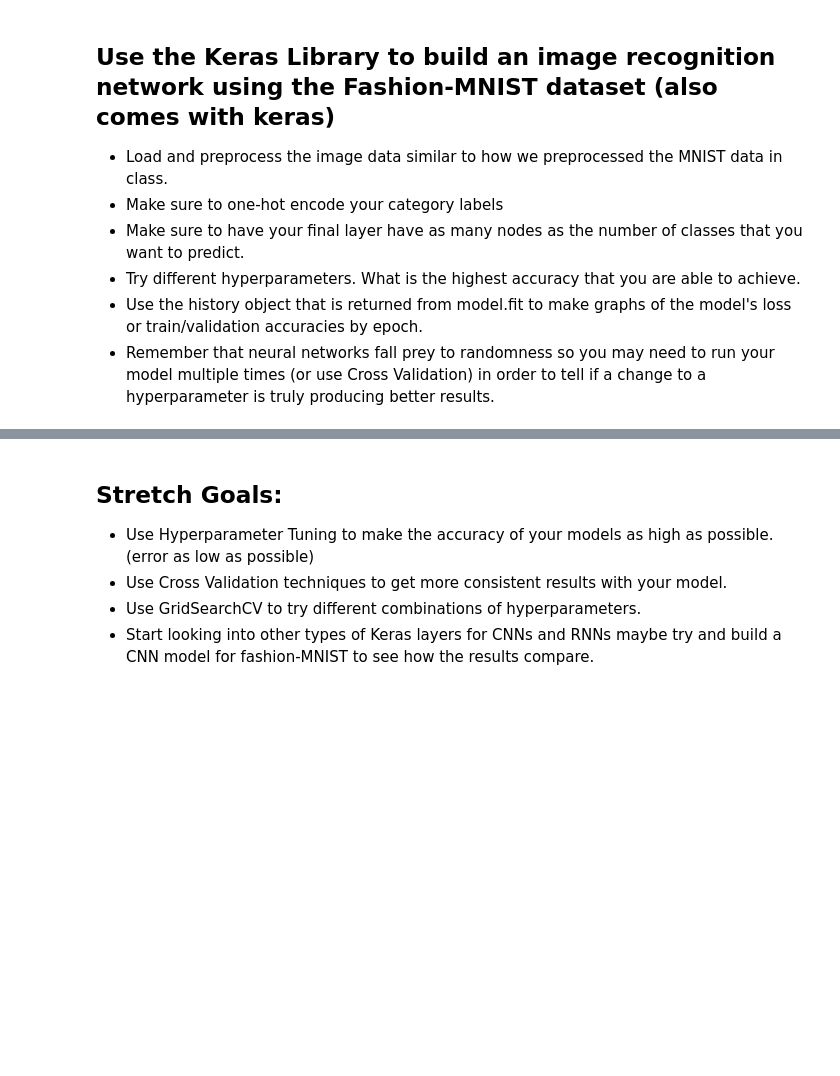
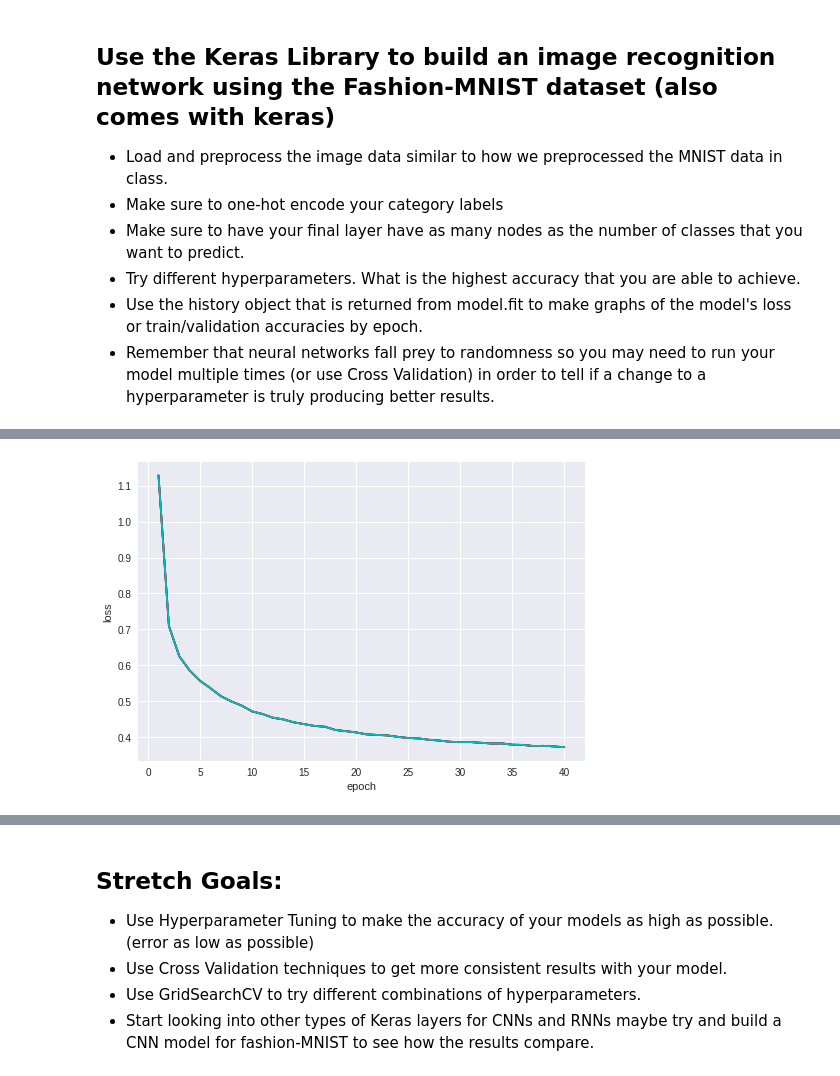
Before and after one commit to samirgadkari/AB-Demo, a Jupyter notebook: module3-Intro-to-Keras/LS_DS_433_Keras_Assignment.ipynb, the cells around one changed output, grey strips where cells are left out. Cells and saved outputs as stored; diff of their text form; code cells hidden in the pictures; blank space fills up the shorter version.

```diff
--- a/module3-Intro-to-Keras/LS_DS_433_Keras_Assignment.ipynb
+++ b/module3-Intro-to-Keras/LS_DS_433_Keras_Assignment.ipynb
@@ -375,0 +501,13 @@ Mean Squared Error: 23.969491575865415
+# %%
+model_spec = {'type': 'sequential',
+              'layers': [{'type': 'dense', 'nodes': 8, 'activation': 'relu', 'input_shape': (784,)},
+#                          {'type': 'dropout', 'fraction': 0.1},
+                         {'type': 'dense', 'nodes': 8, 'activation': 'relu'},
+#                          {'type': 'dropout', 'fraction': 0.1},
+                         {'type': 'dense', 'nodes': 8, 'activation': 'relu'},
+#                          {'type': 'dropout', 'fraction': 0.1},
+                         {'type': 'dense', 'nodes': num_classes, 'activation': 'softmax'}]}
+
+history, scores = run_network(32, 40, model_spec)
+all_histories.append(history)
+all_scores.append(scores)
@@ -375,0 +532,17 @@ Mean Squared Error: 23.969491575865415
+# %%
+model_spec = {'type': 'sequential',
+              'layers': [{'type': 'dense', 'nodes': 8, 'activation': 'relu', 'input_shape': (784,)},
+#                          {'type': 'dropout', 'fraction': 0.1},
+                         {'type': 'dense', 'nodes': 8, 'activation': 'relu'},
+#                          {'type': 'dropout', 'fraction': 0.1},
+                         {'type': 'dense', 'nodes': 8, 'activation': 'relu'},
+#                          {'type': 'dropout', 'fraction': 0.1},
+                         {'type': 'dense', 'nodes': 8, 'activation': 'relu'},
+                         {'type': 'dense', 'nodes': 8, 'activation': 'relu'},
+                         {'type': 'dense', 'nodes': 8, 'activation': 'relu'},
+                         {'type': 'dense', 'nodes': 8, 'activation': 'relu'},
+                         {'type': 'dense', 'nodes': num_classes, 'activation': 'softmax'}]}
+
+history, scores = run_network(32, 40, model_spec)
+all_histories.append(history)
+all_scores.append(scores)
@@ -375,0 +567,13 @@ Mean Squared Error: 23.969491575865415
+# %%
+markers = ['b-', 'g-', 'r-', 'c-', 'm-', 'y-', 'k-']
+for i in range(len(all_histories)):
+  training_loss = history.history['loss']
+  epoch_count = range(1, len(training_loss) + 1)
+
+  plt.plot(epoch_count, training_loss, markers[i])
+
+plt.xlabel('epoch')
+plt.ylabel('loss')
+plt.show()
+# %% [output]
+[figure, added]
```
Also changed, not shown: parts of 8 cells of this notebook.
